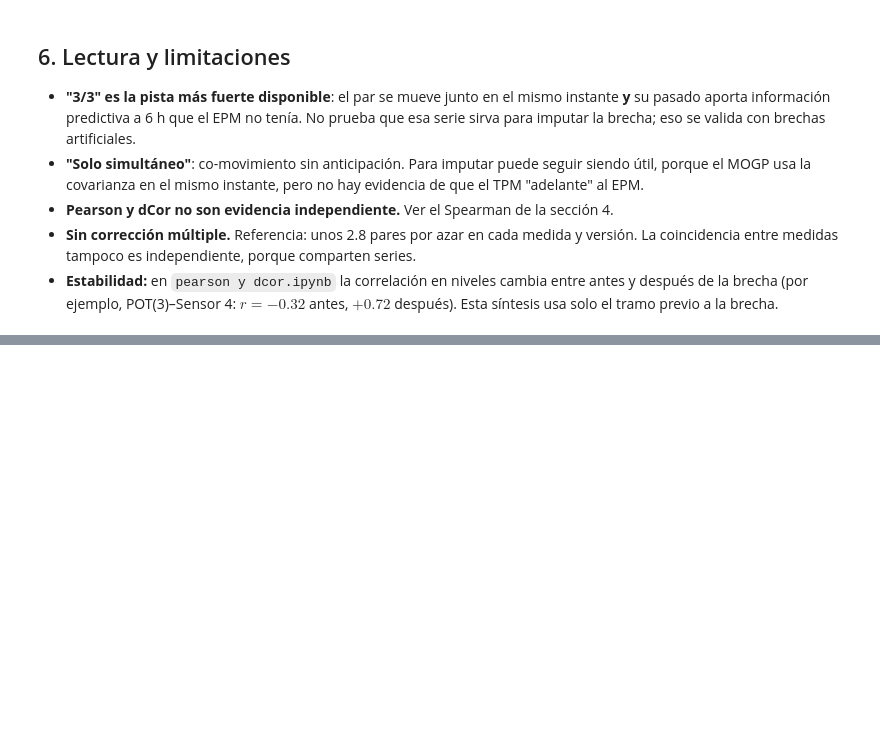
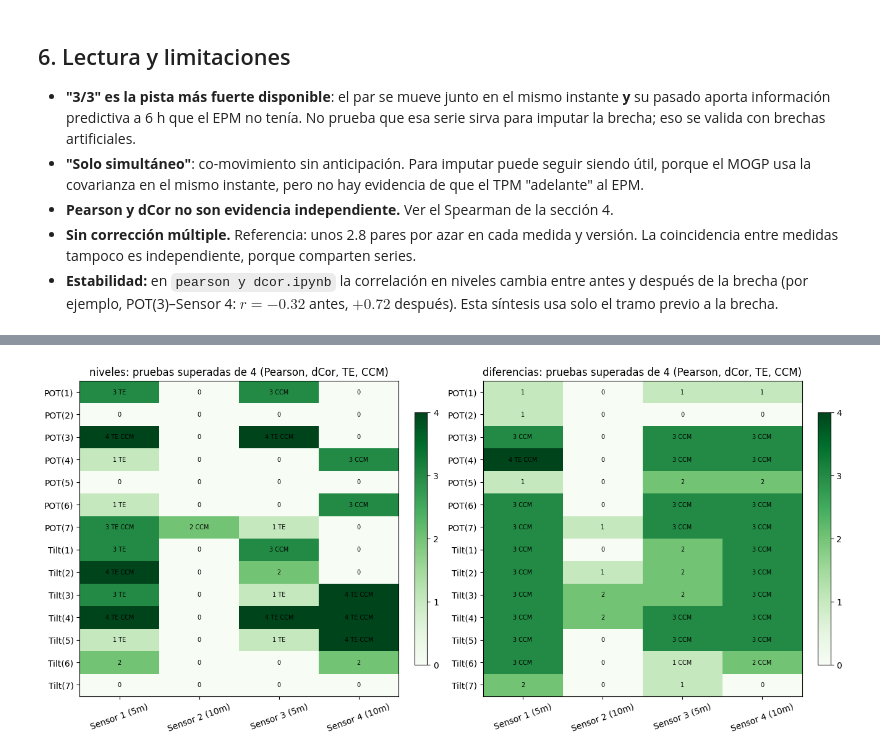
Before and after one commit to alaguilarunal/Tesis_unal, a Jupyter notebook: sintesis dependencia.ipynb, the cells around one changed output, grey strips where cells are left out. Cells and saved outputs as stored; diff of their text form; code cells hidden in the pictures; blank space fills up the shorter version.

```diff
--- a/sintesis dependencia.ipynb
+++ b/sintesis dependencia.ipynb
@@ -221,0 +232,23 @@ plt.show()
+# %%
+ccm = pd.read_csv('ccm_resultados.csv')
+ccm_int = ccm[ccm['direccion'].str.startswith('interes')][['version', 'TPM', 'EPM', 'E', 'rho', 'delta_rho', 'p_desplazamiento', 'pasa_ccm']]
+ccm_ctl = ccm[ccm['direccion'].str.startswith('control')][['version', 'TPM', 'EPM', 'pasa_ccm']]
+ccm_int = ccm_int.rename(columns={'E': 'E_ccm', 'rho': 'rho_ccm', 'delta_rho': 'delta_rho_ccm',
+                                  'p_desplazamiento': 'p_ccm'})
+ccm_ctl = ccm_ctl.rename(columns={'pasa_ccm': 'pasa_ccm_control'})
+
+# vecinos promedio de la variedad EPM (diagnostico de cuantizacion): valores copiados de la tabla de la seccion 4 de ccm sustitutos.ipynb
+vecinos_epm = {'niveles': {'Sensor 1 (5m)': 7.3, 'Sensor 2 (10m)': 11.0, 'Sensor 3 (5m)': 10.1, 'Sensor 4 (10m)': 72.7},
+               'diferencias': {'Sensor 1 (5m)': 10.2, 'Sensor 2 (10m)': 6.1, 'Sensor 3 (5m)': 6.2, 'Sensor 4 (10m)': 337.3}}
+
+tabla4 = tabla.merge(ccm_int, on=['version', 'TPM', 'EPM']).merge(ccm_ctl, on=['version', 'TPM', 'EPM'])
+tabla4['vecinos_prom_epm'] = [vecinos_epm[v][e] for v, e in zip(tabla4['version'], tabla4['EPM'])]
+tabla4['n_pruebas_4'] = tabla4['n_pruebas'] + tabla4['pasa_ccm'].astype(int)
+
+conteo4 = tabla4.groupby('version').agg(
+    pasan_4=('n_pruebas_4', lambda s: int((s == 4).sum())),
+    pasan_TE_y_CCM=('pasa_ccm', lambda s: int((s & (tabla4.loc[s.index, 'p_te'] < ALFA)).sum())),
+    pasa_CCM_interes=('pasa_ccm', 'sum'),
+    pasa_CCM_control=('pasa_ccm_control', 'sum'),
+)
+conteo4
@@ -221,0 +278,20 @@ plt.show()
+# %%
+fig, axes = plt.subplots(1, 2, figsize=(13, 6), constrained_layout=True)
+for ax, version in zip(axes, VERSIONES):
+    g = tabla4[tabla4['version'] == version]
+    mat = g.pivot(index='TPM', columns='EPM', values='n_pruebas_4').loc[series_tpm, series_epm]
+    ccm_mat = g.pivot(index='TPM', columns='EPM', values='pasa_ccm').loc[series_tpm, series_epm]
+    te_mat = (g.pivot(index='TPM', columns='EPM', values='p_te') < ALFA).loc[series_tpm, series_epm]
+    im = ax.imshow(mat.values, cmap='Greens', vmin=0, vmax=4, aspect='auto')
+    for i in range(mat.shape[0]):
+        for j in range(mat.shape[1]):
+            etiqueta = f"{mat.values[i, j]}" + (' TE' if te_mat.values[i, j] else '') + (' CCM' if ccm_mat.values[i, j] else '')
+            ax.text(j, i, etiqueta, ha='center', va='center', fontsize=7)
+    ax.set_xticks(range(len(series_epm)), series_epm, rotation=20)
+    ax.set_yticks(range(len(series_tpm)), series_tpm)
+    ax.set_title(f'{version}: pruebas superadas de 4 (Pearson, dCor, TE, CCM)')
+    fig.colorbar(im, ax=ax, shrink=0.8, ticks=[0, 1, 2, 3, 4])
+fig.savefig(IMG_DIR / 'sintesis_dependencia_mapa_4.png', dpi=150)
+plt.show()
+# %% [output]
+[figure, added]
```
Also changed, not shown: parts of 3 cells of this notebook, 5 other files.
